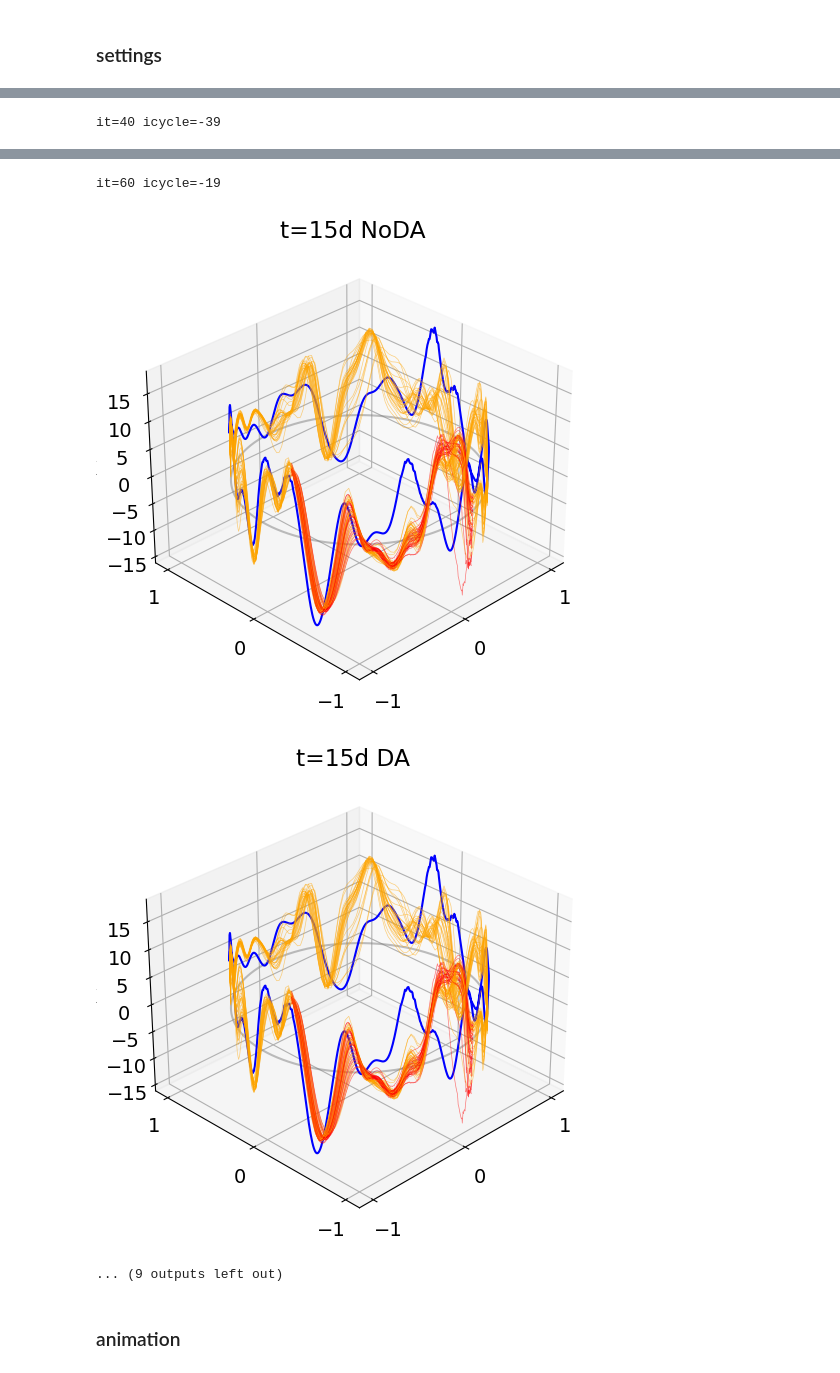
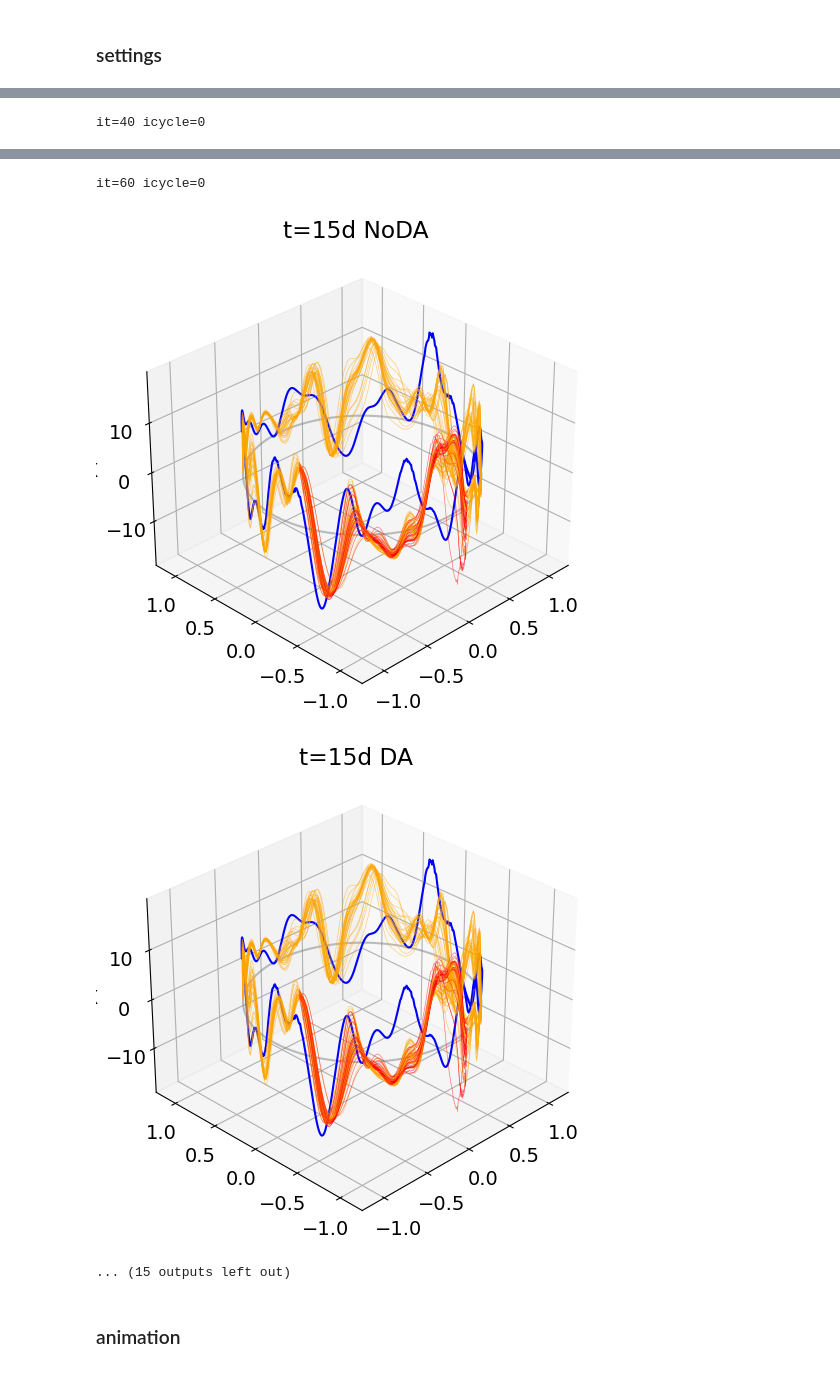
Before and after one commit to s-nakashita/pydpac, a Jupyter notebook: chaos_nest_demo.ipynb, the cells around one changed output, grey strips where cells are left out. Drawn from its saved outputs; the diff is of its cells as text; code cells hidden in the pictures.

```diff
--- a/chaos_nest_demo.ipynb
+++ b/chaos_nest_demo.ipynb
@@ -216,0 +232,5 @@ for i in range(ntmax):
+# %%
+hours = np.array(time) * 20 * 6
+days = hours / 24
+print(hours)
+print(days)
@@ -230,8 +268,8 @@ ax0.set_ylabel('X')
 ax1.plot(x,y,np.zeros_like(x),c='gray',alpha=0.5)
 ax1.set_xlabel('x')
 ax1.set_ylabel('y')
-#ax1.set_xticklabels([])
-#ax1.set_yticklabels([])
+ax1.set_xticks([-1.,-0.5,0.,0.5,1.])
+ax1.set_yticks([-1.,-0.5,0.,0.5,1.])
 ax1.set_zlabel('X')
 gs1 = gs[1].subgridspec(5,1)
 ax2 = fig.add_subplot(gs1[:2,:])
@@ -241,8 +279,8 @@ ax2.set_ylabel('X')
 ax3.plot(x,y,np.zeros_like(x),c='gray',alpha=0.5)
 ax3.set_xlabel('x')
 ax3.set_ylabel('y')
-#ax3.set_xticklabels([])
-#ax3.set_yticklabels([])
+ax3.set_xticks([-1.,-0.5,0.,0.5,1.])
+ax3.set_yticks([-1.,-0.5,0.,0.5,1.])
 ax3.set_zlabel('X')
 labels = []
 lines = []
@@ -266,7 +304,7 @@ for i in range(zbe_gm.shape[1]):
     if i==0:
         labels.append('LAM ensemble')
         lines.append(Line2D([0],[0],color=c,lw=0.5,alpha=0.5))
-ax1.set_title(f't={int(t/0.05/4)}d NoDA')
+ax1.set_title(f't={days[-1]:.0f}d NoDA')
 ax1.view_init(elev=30.,azim=225.)
 for i in range(zba_gm.shape[1]):
     #c = cmap(i)
@@ -282,7 +320,7 @@ for i in range(zba_gm.shape[1]):
     if i==0:
         labels.append('LAM ensemble')
         lines.append(Line2D([0],[0],color=c,lw=0.5,alpha=0.5))
-ax3.set_title(f't={int(t/0.05/4)}d DA')
+ax3.set_title(f't={days[-1]:.0f}d DA')
 ax3.view_init(elev=30.,azim=225.)
 fig.suptitle('Nested Lorenz')
 fig.savefig(workdir/'chaos_da.png',dpi=300)
@@ -292,8 +330,10 @@ plt.show()
 # %%
-dindex = np.arange(0,35,5)
+zmin = np.min(np.array(zt))
+zmax = np.max(np.array(zt))
+dindex = np.arange(0,45,5)
 for day in dindex:
-    it = day * 4
-    icycle = (it - (nstanl//nt6h)) + 1
+    it = np.argmin(np.abs(hours - (day * 24)))
+    icycle = cycles[it]
     print(f"it={it} icycle={icycle}")
     zt1 = zt[it]
     ze1_gm = ze_gm[it]
@@ -306,14 +346,15 @@ for day in dindex:
     zbe_lam = ze1_lam.copy()
     zba_lam = za1_lam.copy()
     fig = plt.figure(figsize=[6,5],constrained_layout=True)
-    ax = fig.add_subplot(111,projection='3d')
+    ax = fig.add_subplot(111,projection='3d',\
+    autoscale_on=False,xlim=(-1.2,1.2),ylim=(-1.2,1.2),zlim=(zmin-0.1,zmax+0.1))
     ax.plot(x,y,np.zeros_like(x),c='gray',alpha=0.5)
     #ax.set_xlabel('x')
     #ax.set_ylabel('y')
     #ax.set_xticklabels([])
     #ax.set_yticklabels([])
-    ax.set_xticks([-1,0,1])
-    ax.set_yticks([-1,0,1])
+    ax.set_xticks([-1.,-0.5,0.,0.5,1.])
+    ax.set_yticks([-1.,-0.5,0.,0.5,1.])
     ax.set_zlabel('X')
     ax.plot(x,y,zb,c='b',lw=1.5)
     for i in range(zbe_gm.shape[1]):
@@ -322,20 +363,21 @@ for day in dindex:
         ax.plot(x_gm,y_gm,zbe_gm[:,i],c=c,lw=0.5,alpha=0.5)
         c = 'r'
         ax.plot(x_lam,y_lam,zbe_lam[:,i],c=c,lw=0.5,alpha=0.5)
-    ax.set_title(f't={day}d NoDA')
+    ax.set_title(f't={days[it]:.0f}d NoDA')
     ax.view_init(elev=30.,azim=225.)
     fig.savefig(workdir/f'chaos_noda_d{day}.png',dpi=300)
     plt.show()
     plt.close()
     fig = plt.figure(figsize=[6,5],constrained_layout=True)
-    ax = fig.add_subplot(111,projection='3d')
+    ax = fig.add_subplot(111,projection='3d',\
+    autoscale_on=False,xlim=(-1.2,1.2),ylim=(-1.2,1.2),zlim=(zmin-0.1,zmax+0.1))
     ax.plot(x,y,np.zeros_like(x),c='gray',alpha=0.5)
     #ax.set_xlabel('x')
     #ax.set_ylabel('y')
     #ax.set_xticklabels([])
     #ax.set_yticklabels([])
-    ax.set_xticks([-1,0,1])
-    ax.set_yticks([-1,0,1])
+    ax.set_xticks([-1.,-0.5,0.,0.5,1.])
+    ax.set_yticks([-1.,-0.5,0.,0.5,1.])
     ax.set_zlabel('X')
     ax.plot(x,y,zb,c='b',lw=1.5)
     for i in range(zba_gm.shape[1]):
@@ -345,9 +387,9 @@ for day in dindex:
         c = 'r'
         ax.plot(x_lam,y_lam,zba_lam[:,i],c=c,lw=0.5,alpha=0.5)
     if icycle > 0:
-        ax.set_title(f't={day}d DA cycle{icycle}')
+        ax.set_title(f't={days[it]:.0f}d DA cycle{icycle}')
     else:
-        ax.set_title(f't={day}d DA')
+        ax.set_title(f't={days[it]:.0f}d DA')
     ax.view_init(elev=30.,azim=225.)
     fig.savefig(workdir/f'chaos_da_d{day}.png',dpi=300)
     plt.show()
@@ -362 +404 @@ it=20 icycle=-59
-it=40 icycle=-39
+it=40 icycle=0
@@ -365,7 +407,7 @@ it=40 icycle=-39
-it=60 icycle=-19
+it=60 icycle=0
-[figure, old version]
+[figure, new version]
-[figure, old version]
+[figure, new version]
-... (9 outputs left out)
+... (15 outputs left out)
 # %% [markdown]
 ### animation
 # %%
```
Also changed, not shown: parts of 11 cells of this notebook.
